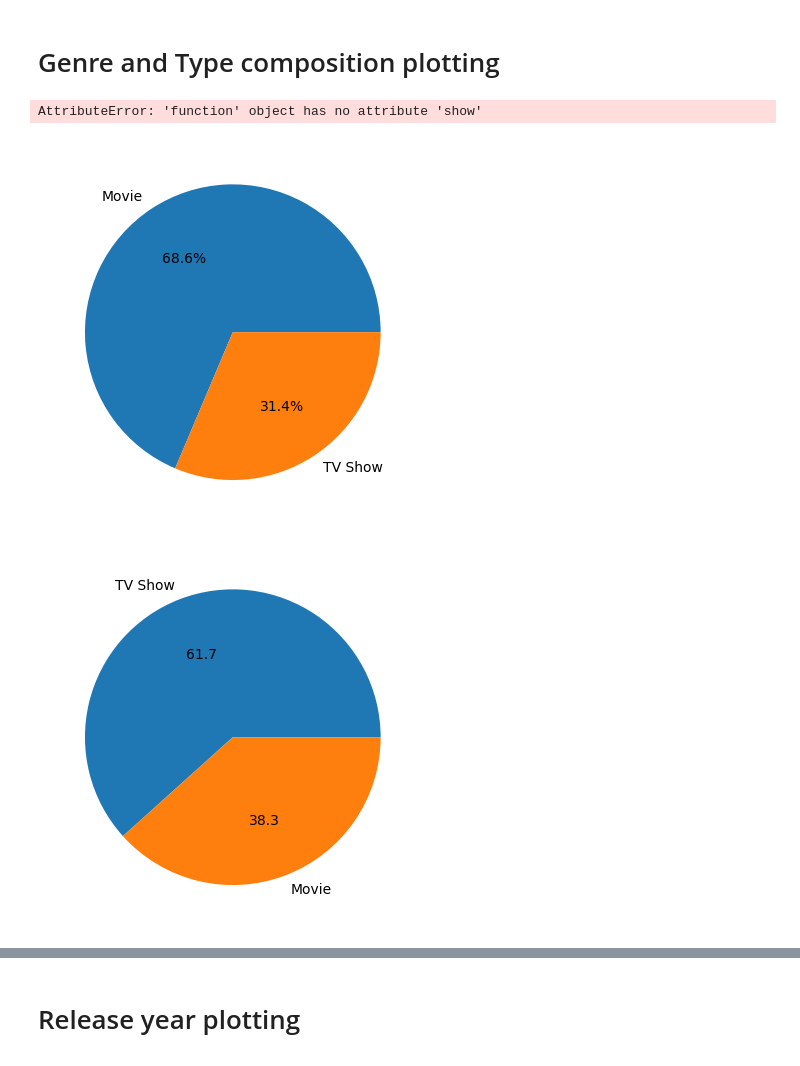
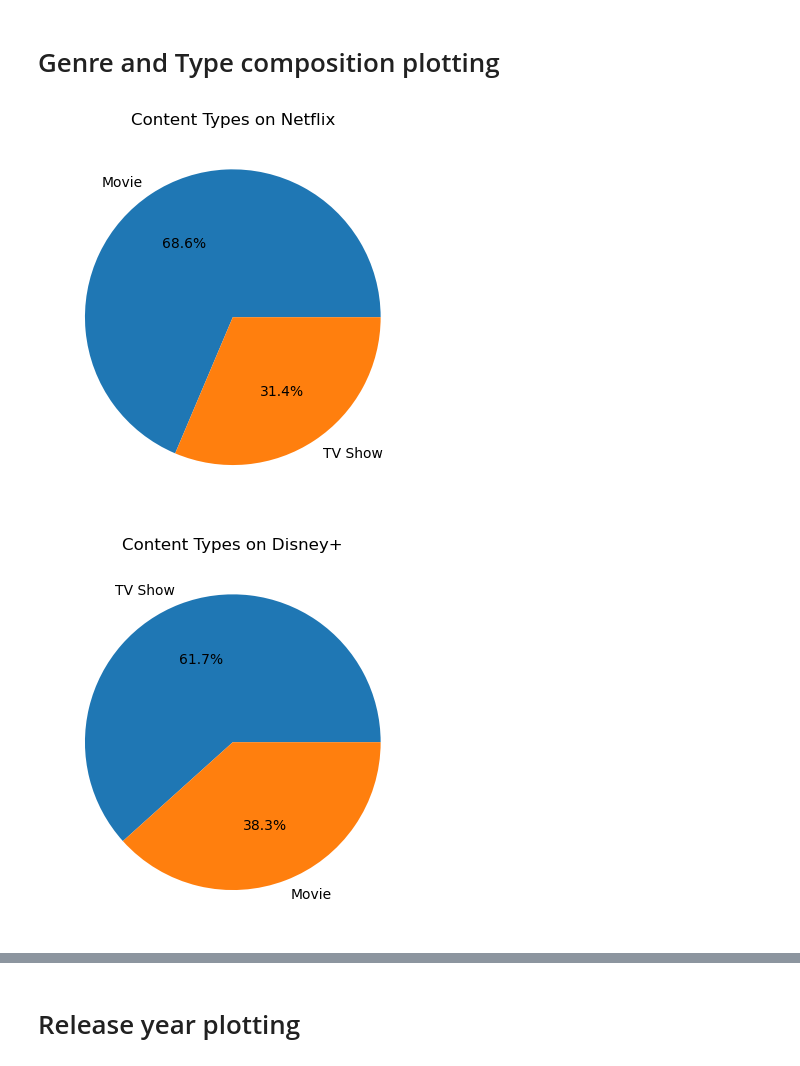
Before and after one commit to gfoley15/netflixandchill, a Jupyter notebook: notebook/netflixandchill.ipynb, the cells around one changed output, grey strips where cells are left out. Drawn from its saved outputs; the diff is of its cells as text; code cells hidden in the pictures.

```diff
--- a/notebook/netflixandchill.ipynb
+++ b/notebook/netflixandchill.ipynb
@@ -175,15 +175,17 @@ combined_df.head()
 # %%
 # Netflix pie chart for movie/tv shows (1692 tv shows, 3701 movies)
 netflix_movie = combined_df.loc[(combined_df['type'] == 'Movie') & (combined_df['platform'] == 'Netflix')]
 netflix_tv_show = combined_df.loc[(combined_df['type'] == 'TV Show') & (combined_df['platform'] == 'Netflix')]
 labels = 'Movie', 'TV Show'
+title = 'Movies and TV Shows on Netflix'
 sizes = [3701, 1692]
 fig, ax = plt.subplots()
 ax.pie(sizes, labels=labels, autopct='%1.1f%%')
-ax.pie.show()
+plt.title('Content Types on Netflix')
+plt.savefig('content_type_netflix.png')
+plt.show()
 # %% [output]
-AttributeError: 'function' object has no attribute 'show'
-[figure, old version]
+[figure, new version]
 # %%
 # Disney pie chart for movie/tv shows (1052 /395
 netflix_tv_show = combined_df.loc[(combined_df['type'] == 'TV Show') & (combined_df['platform'] == 'Netflix')]
@@ -191,10 +193,12 @@ netflix_movie = combined_df.loc[(combined_df['type'] == 'Movie') & (combined_df[
 labels = 'TV Show', 'Movie'
 sizes = [1692, 1052]
 fig, ax = plt.subplots()
-ax.pie(sizes, labels=labels, autopct='%1.1f')
+ax.pie(sizes, labels=labels, autopct='%1.1f%%')
+plt.title('Content Types on Disney+')
+plt.savefig('content_type_disney.png')
 plt.show()
 # %% [output]
-[figure, old version]
+[figure, new version]
 # %%
 # Netflix bar chart for primary genre counts
 netflix_bar_chart = combined_df.loc[combined_df['platform'] == 'Netflix']
```
Also changed, not shown: parts of 2 cells of this notebook, 4 other files.
